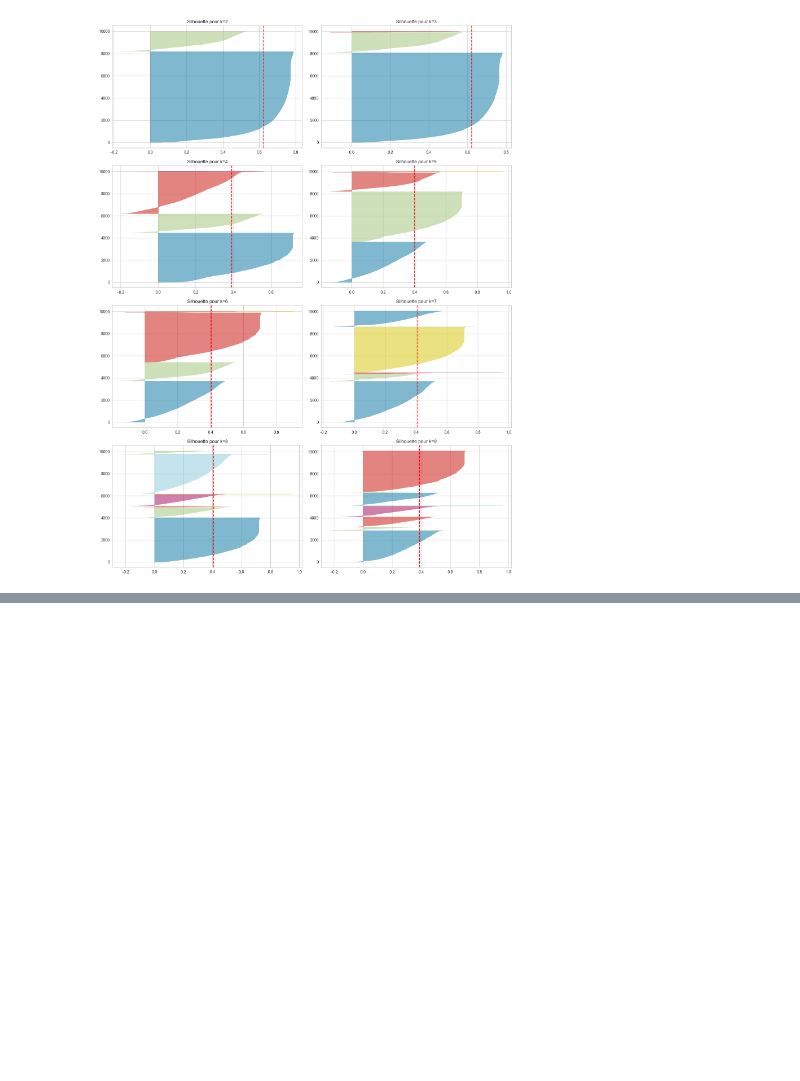
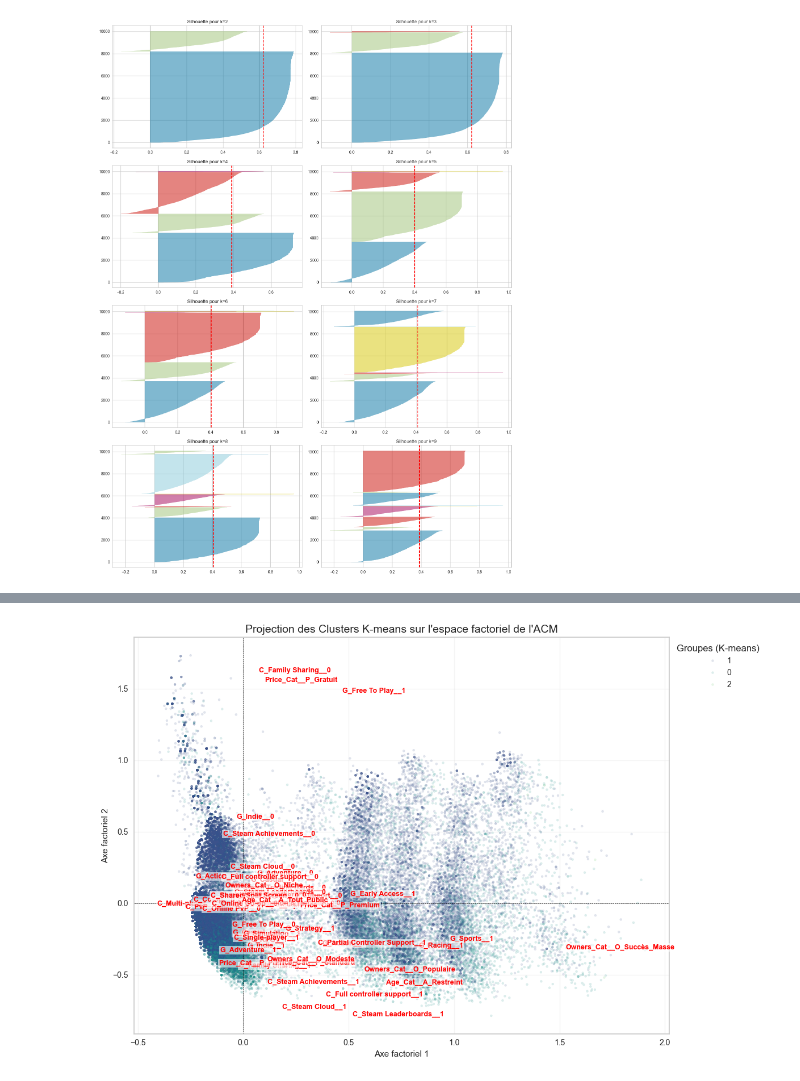
Before and after one commit to Eliott67/Projet_ADD, a Jupyter notebook: projet_ADD.ipynb, the cells around one changed output, grey strips where cells are left out. Drawn from its saved outputs; the diff is of its cells as text; code cells hidden in the pictures; blank space fills up the shorter version.

```diff
--- a/projet_ADD.ipynb
+++ b/projet_ADD.ipynb
@@ -656,0 +1104,43 @@ plt.show()
+# %%
+import seaborn as sns
+import matplotlib.pyplot as plt
+
+ind_coords = mca.row_coordinates(df_qual)
+
+ind_coords['Cluster'] = df['Cluster'].astype(str)
+
+plt.figure(figsize=(12, 8))
+
+sns.scatterplot(
+    x=0, y=1,
+    hue='Cluster',
+    data=ind_coords,
+    palette='viridis',
+    alpha=0.15,
+    s=8,
+    edgecolor=None
+)
+
+col_coords = mca.column_coordinates(df_qual)
+for i, txt in enumerate(col_coords.index):
+    plt.annotate(
+        txt,
+        (col_coords.iloc[i, 0], col_coords.iloc[i, 1]),
+        fontsize=9,
+        color='red',
+        weight='bold',
+        bbox=dict(facecolor='white', alpha=0.6, edgecolor='none', pad=1)
+    )
+
+plt.title("Projection des Clusters K-means sur l'espace factoriel de l'ACM", fontsize=14)
+plt.xlabel("Axe factoriel 1")
+plt.ylabel("Axe factoriel 2")
+plt.axhline(0, color='black', linestyle='--', linewidth=0.5)
+plt.axvline(0, color='black', linestyle='--', linewidth=0.5)
+plt.legend(title="Groupes (K-means)", loc='upper left', bbox_to_anchor=(1, 1))
+plt.grid(True, alpha=0.2)
+
+plt.tight_layout()
+plt.show()
+# %% [output]
+[figure, added]
```
Also changed, not shown: parts of 51 cells of this notebook.
